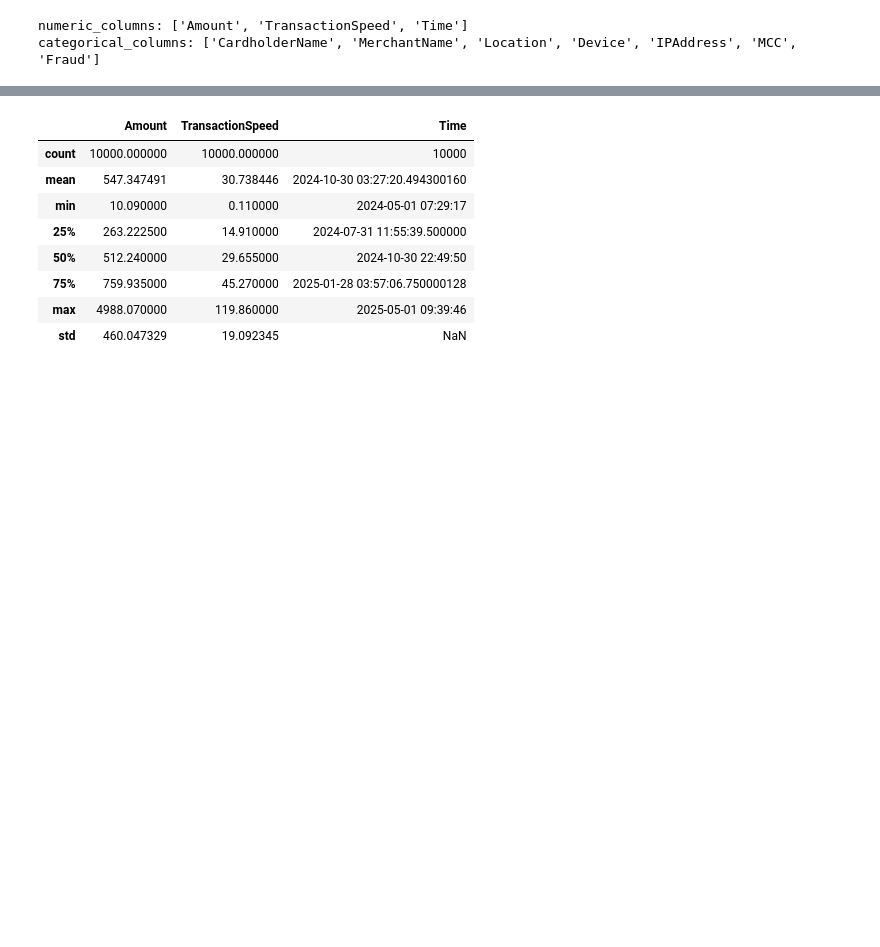
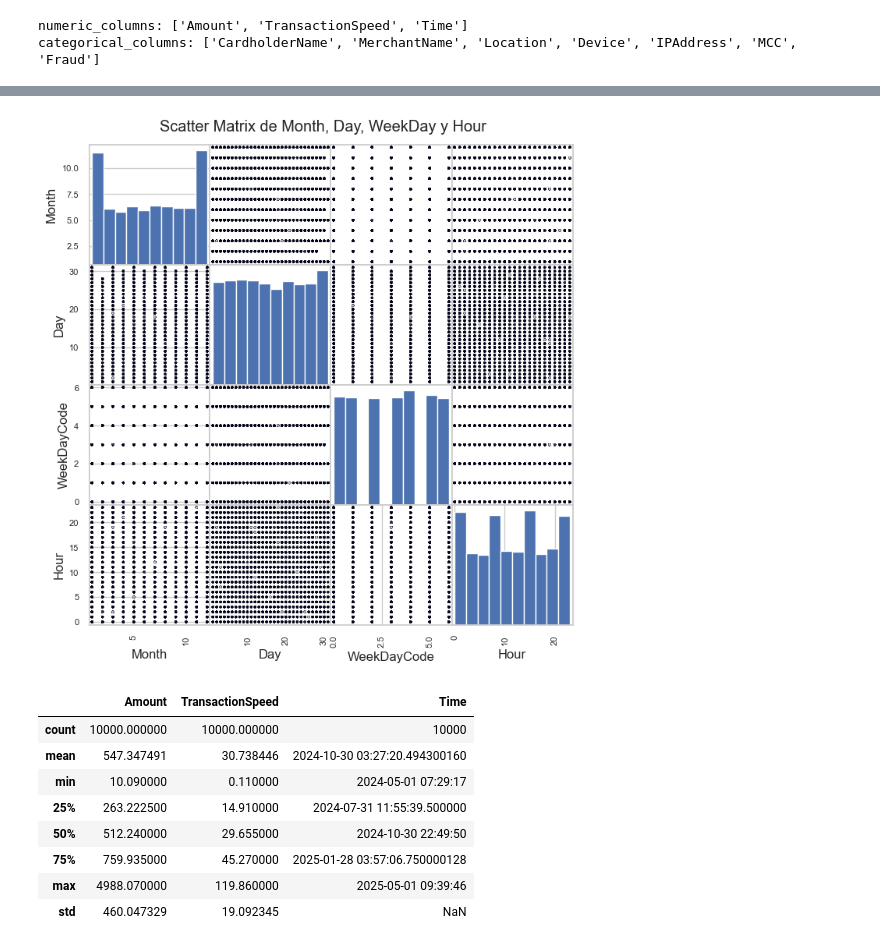
Before and after one commit to Zerovolt0V/MachineLearning_Cripto, a Jupyter notebook: TP_MachineLearning.ipynb, the cells around one changed output, grey strips where cells are left out. Saved outputs shown, nothing was run; the diff lists cells and outputs as text; code cells hidden in the pictures; blank space fills up the shorter version.

```diff
--- a/TP_MachineLearning.ipynb
+++ b/TP_MachineLearning.ipynb
@@ -133,3 +219,28 @@ categorical_columns: ['CardholderName', 'MerchantName', 'Location', 'Device', 'I
+# %%
+from pandas.plotting import scatter_matrix
+
+# Partimos de df con las columnas Month, Day, WeekDay y Hour
+# 1. Convertir WeekDay a códigos numéricos
+df['WeekDayCode'] = df['WeekDay'].astype('category').cat.codes
+
+# 2. Preparar el DataFrame para graficar
+plot_df = df[['Month', 'Day', 'WeekDayCode', 'Hour']]
+
+# 3. Dibujar scatter‐matrix con colores por día de la semana
+scatter_matrix(
+    plot_df,
+    figsize=(8, 8),
+    diagonal='hist',      # histogramas en la diagonal
+    marker='o',
+    c=df['Fraud'],  # color según Fraud
+    s=5,
+    alpha=0.8
+)
+
+plt.suptitle('Scatter Matrix de Month, Day, WeekDay y Hour', y=0.92)
+plt.show()
+# %% [output]
+[figure, added]
 # %%
 df[numeric_columns].describe()
 # %% [output]
```
Also changed, not shown: parts of 7 cells of this notebook.
